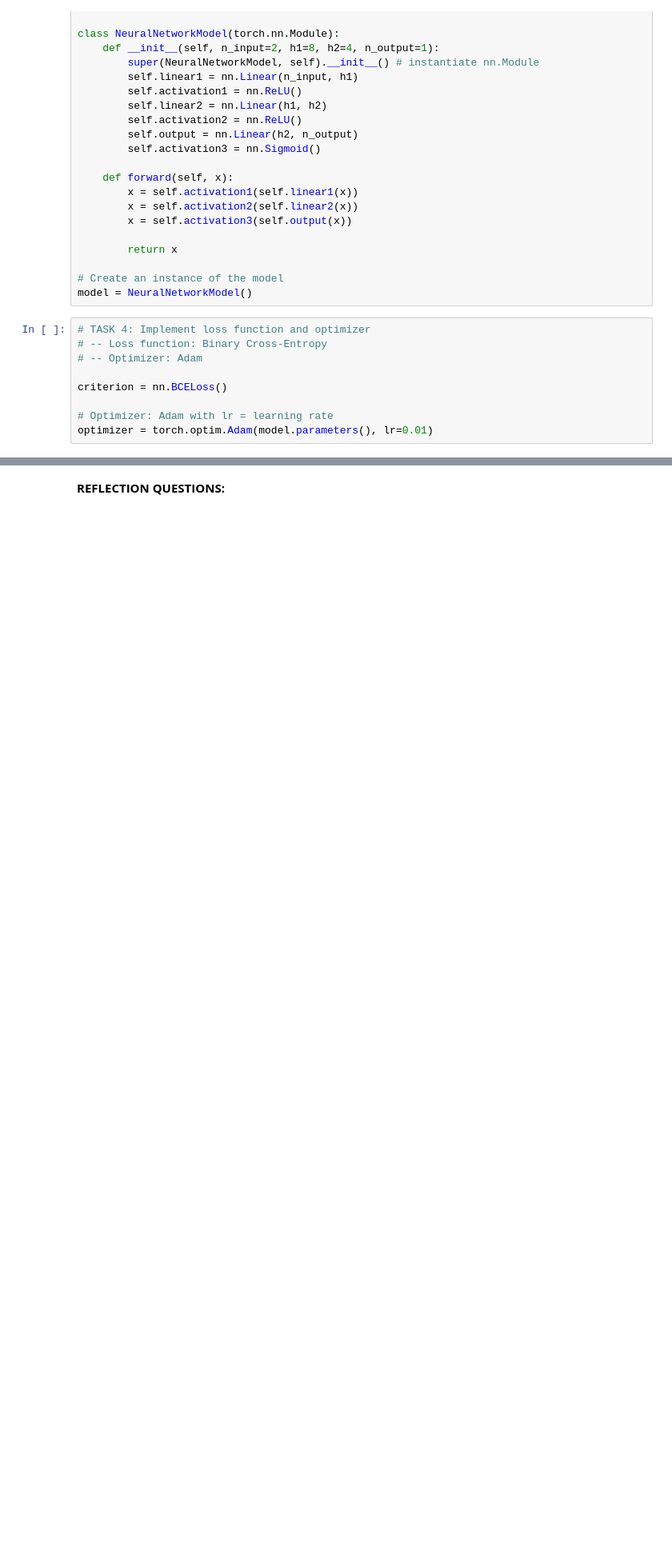
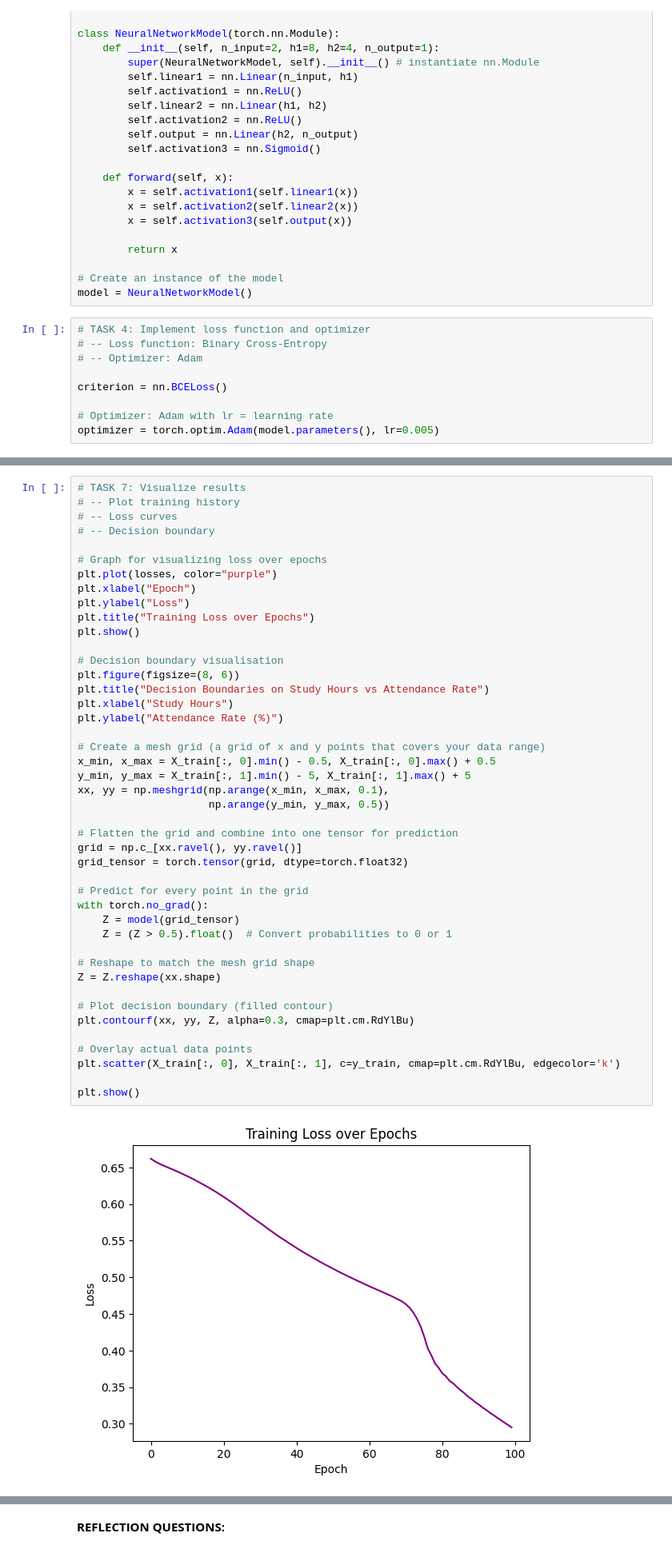
Before and after one commit to kay-16/csc173_activity02, a Jupyter notebook: CSC173_Activity02_Reambonanza_Kyla.ipynb, the cells around one changed output, grey strips where cells are left out. Shown: that part at 80% size. Saved outputs shown, nothing was run; the diff lists cells and outputs as text; blank space fills up the shorter version.

```diff
--- a/CSC173_Activity02_Reambonanza_Kyla.ipynb
+++ b/CSC173_Activity02_Reambonanza_Kyla.ipynb
@@ -478,7 +478,7 @@ model = NeuralNetworkModel()
 criterion = nn.BCELoss()
 
 # Optimizer: Adam with lr = learning rate
-optimizer = torch.optim.Adam(model.parameters(), lr=0.01)
+optimizer = torch.optim.Adam(model.parameters(), lr=0.005)
 # %%
 # TASK 5: Train the model
 
@@ -534,0 +546,46 @@ Epoch: 90, Loss: 0.004940636921674013
+# %%
+# TASK 7: Visualize results
+# -- Plot training history
+# -- Loss curves
+# -- Decision boundary
+
+# Graph for visualizing loss over epochs
+plt.plot(losses, color="purple")
+plt.xlabel("Epoch")
+plt.ylabel("Loss")
+plt.title("Training Loss over Epochs")
+plt.show()
+
+# Decision boundary visualisation
+plt.figure(figsize=(8, 6))
+plt.title("Decision Boundaries on Study Hours vs Attendance Rate")
+plt.xlabel("Study Hours")
+plt.ylabel("Attendance Rate (%)")
+
+# Create a mesh grid (a grid of x and y points that covers your data range)
+x_min, x_max = X_train[:, 0].min() - 0.5, X_train[:, 0].max() + 0.5
+y_min, y_max = X_train[:, 1].min() - 5, X_train[:, 1].max() + 5
+xx, yy = np.meshgrid(np.arange(x_min, x_max, 0.1),
+                     np.arange(y_min, y_max, 0.5))
+
+# Flatten the grid and combine into one tensor for prediction
+grid = np.c_[xx.ravel(), yy.ravel()]
+grid_tensor = torch.tensor(grid, dtype=torch.float32)
+
+# Predict for every point in the grid
+with torch.no_grad():
+    Z = model(grid_tensor)
+    Z = (Z > 0.5).float()  # Convert probabilities to 0 or 1
+
+# Reshape to match the mesh grid shape
+Z = Z.reshape(xx.shape)
+
+# Plot decision boundary (filled contour)
+plt.contourf(xx, yy, Z, alpha=0.3, cmap=plt.cm.RdYlBu)
+
+# Overlay actual data points
+plt.scatter(X_train[:, 0], X_train[:, 1], c=y_train, cmap=plt.cm.RdYlBu, edgecolor='k')
+
+plt.show()
+# %% [output]
+[figure, added]
```
Also changed, not shown: parts of 10 cells of this notebook.
